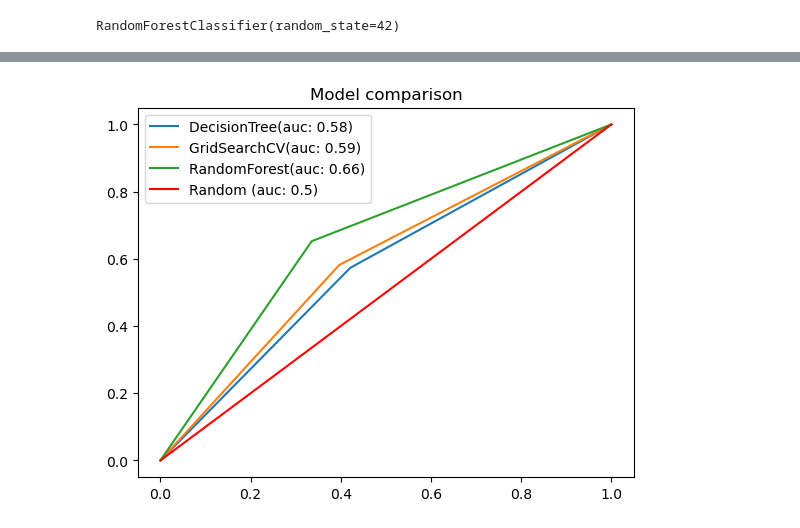
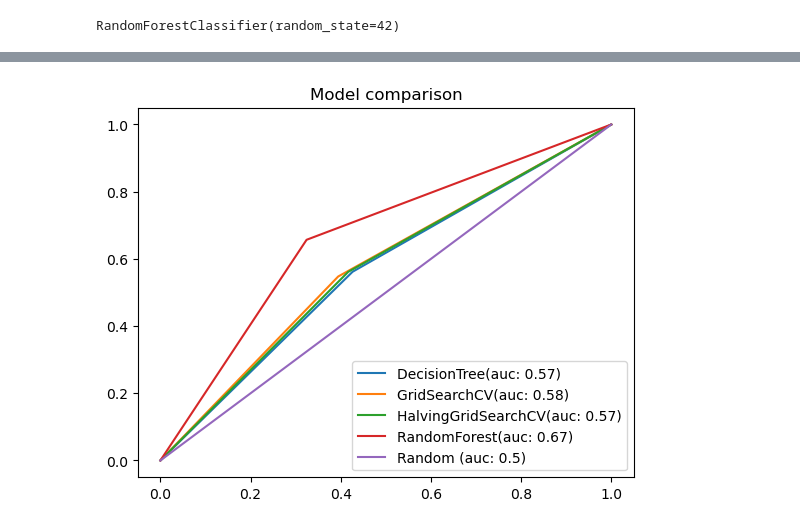
Before and after one commit to MATF-istrazivanje-podataka-1/2023_Data_Mining_Online_news_Dataset, a Jupyter notebook: classification/decision tree.ipynb, the cells around one changed output, grey strips where cells are left out. Drawn from its saved outputs; the diff is of its cells as text; code cells hidden in the pictures.

```diff
--- a/classification/decision tree.ipynb
+++ b/classification/decision tree.ipynb
@@ -21,6 +25,0 @@ from sklearn.metrics import roc_curve, roc_auc_score
-# %%
-X_train, X_test, Y_train, Y_test = train_test_split(X, Y, test_size = 0.3, random_state = 42)
-%store X_train
-%store X_test
-%store Y_train
-%store Y_test
@@ -91,10 +103,10 @@ P  2486  3340
 # %%
-params = {
-          'criterion': ['gini', 'entropy'],
-          'max_depth': [20, 25, 30, 35, 40],
-          'max_features': ['log2', 'sqrt', None]
-}
-estimator = GridSearchCV(DecisionTreeClassifier(), param_grid = params, cv = 3)
+params = {'criterion': ['gini', 'entropy', 'log_loss'],
+        'max_depth': [30, 35, 40, 45, None],
+        'max_features': ['sqrt', 'log2'],
+        'min_samples_split': [2,5,7,10],
+        'min_samples_leaf': [1,2,5]}
+estimator = GridSearchCV(DecisionTreeClassifier(), param_grid = params, cv = 5)
 # %%
 estimator.fit(X_train, Y_train)
 # %% [output]
@@ -136,0 +172,4 @@ P  2024  3802
+# %%
+estimator_halving = HalvingGridSearchCV(dtc, param_grid = params, cv = 3)
+# %%
+estimator_halving.fit(X_train, Y_train)
@@ -137,17 +210,18 @@ P  2024  3802
 # %%
-#TODO: REFACTOR, uzeto sa vezbi
-models = [dtc, estimator.best_estimator_, random_forest]
-model_names = ['DecisionTree', 'GridSearchCV', 'RandomForest']
+#uzeto sa vezbi
+
+models = [dtc, estimator.best_estimator_, estimator_halving.best_estimator_, random_forest]
+model_names = ['DecisionTree', 'GridSearchCV', 'HalvingGridSearchCV', 'RandomForest']
 for model, model_name in zip(models, model_names):
     y_pred = model.predict(X_test)
     fpr,tpr, _ = roc_curve(Y_test, y_pred)
     auc = roc_auc_score(Y_test, y_pred)
     lab = model_name + "(auc: " + str(round(auc, 2)) + ")"
     plt.plot(fpr, tpr, label=lab)
 
-plt.plot([0, 1], [0, 1], label='Random (auc: 0.5)', color='red')
+plt.plot([0, 1], [0, 1], label='Random (auc: 0.5)')
 plt.title("Model comparison")
 plt.legend()
 plt.show()
 # %% [output]
-[figure, old version]
+[figure, new version]
```
Also changed, not shown: parts of 20 cells of this notebook.
